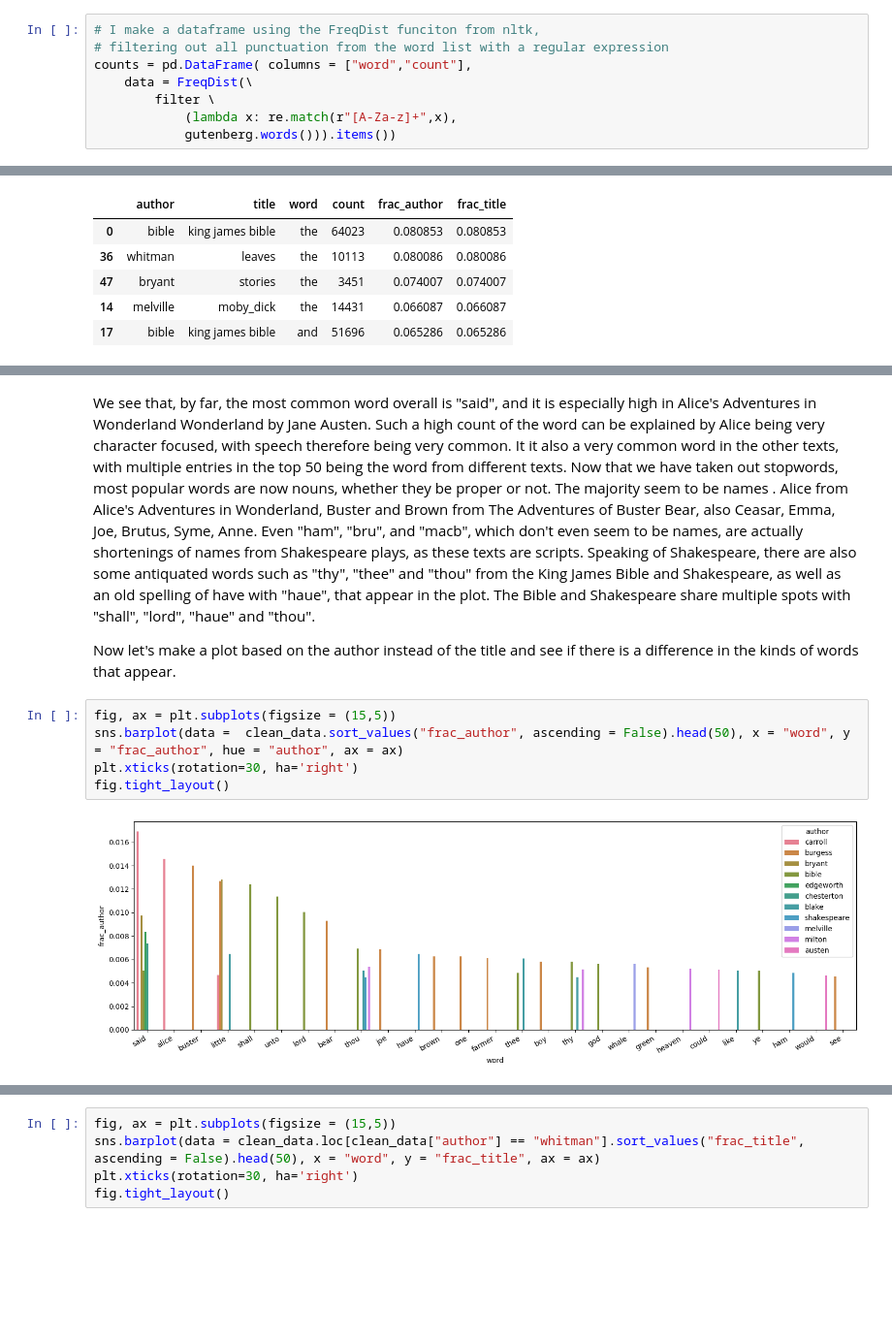
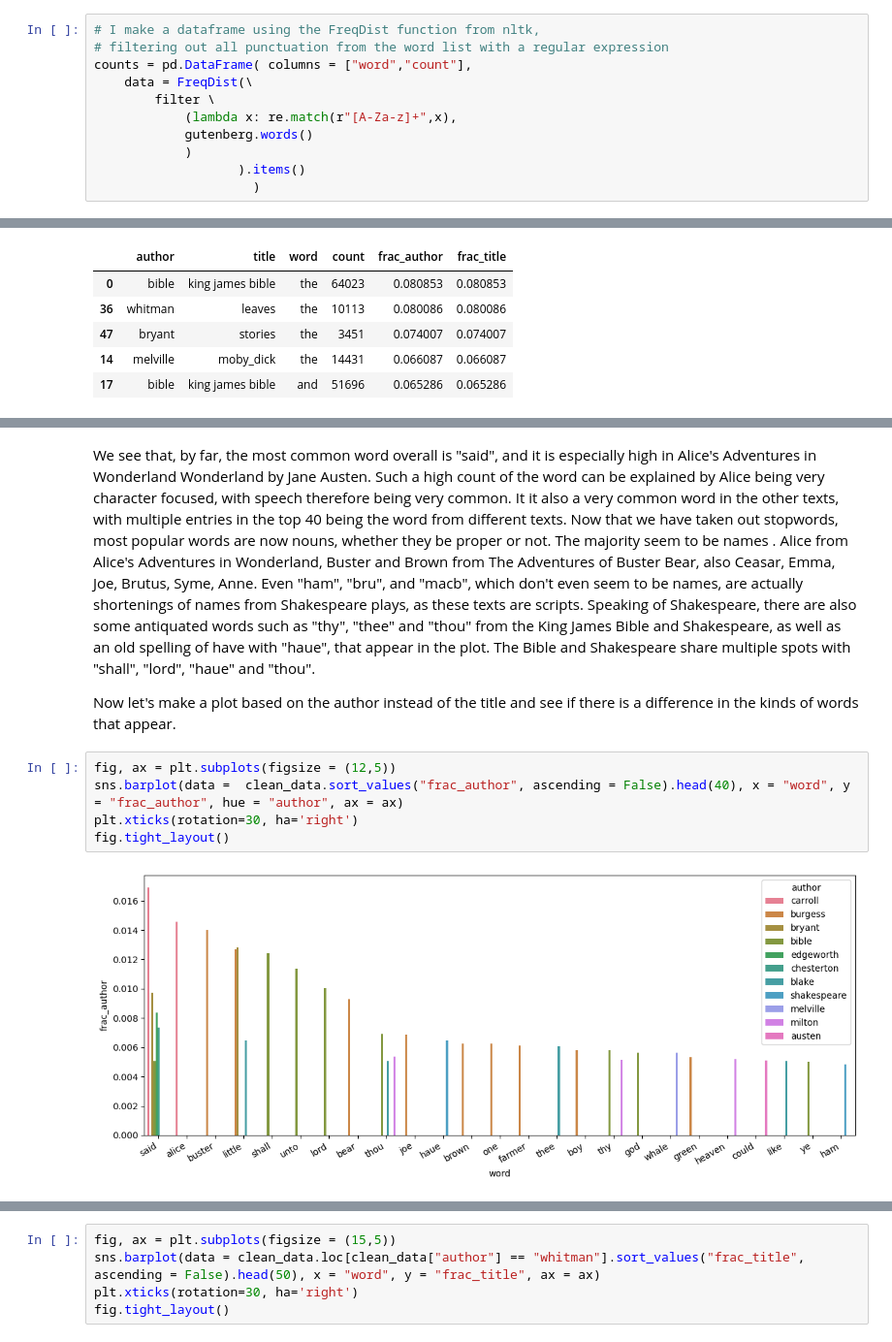
Before and after one commit to Schwankus/su-mt4007, a Jupyter notebook: Project/Project.ipynb, the cells around one changed output, grey strips where cells are left out. Shown: that part at 97% size. Saved outputs shown, nothing was run; the diff lists cells and outputs as text; blank space fills up the shorter version.

```diff
--- a/Project/Project.ipynb
+++ b/Project/Project.ipynb
@@ -21,11 +17,14 @@ The most straightforward way to analyze a collection of words is to simply count
 # %%
-# I make a dataframe using the FreqDist funciton from nltk,
+# I make a dataframe using the FreqDist function from nltk,
 # filtering out all punctuation from the word list with a regular expression
 counts = pd.DataFrame( columns = ["word","count"],
     data = FreqDist(\
         filter \
             (lambda x: re.match(r"[A-Za-z]+",x),
-            gutenberg.words())).items())
+            gutenberg.words()
+            )
+                   ).items()
+                     )
 # %%
 fig, ax = plt.subplots(figsize = (15,5))
 counts.sort_values(ascending = False, by  = "count").head(50).plot.bar(x = "word", y = "count", rot = 30, ax = ax)
@@ -192,12 +198,12 @@ fig.tight_layout()
 # %% [markdown]
-We see that, by far, the most common word overall is "said", and it is especially high in Alice's Adventures in Wonderland Wonderland by Jane Austen. Such a high count of the word can be explained by Alice being very character focused, with speech therefore being very common. It it also a very common word in the other texts, with multiple entries in the top 50 being the word from different texts. Now that we have taken out stopwords, most popular words are now nouns, whether they be proper or not. The majority seem to be names . Alice from Alice's Adventures in Wonderland, Buster and Brown from The Adventures of Buster Bear, also Ceasar, Emma, Joe, Brutus, Syme, Anne. Even "ham", "bru", and "macb", which don't even seem to be names, are actually shortenings of names from Shakespeare plays, as these texts are scripts. Speaking of Shakespeare, there are also some antiquated words such as "thy", "thee" and "thou" from the King James Bible and Shakespeare, as well as an old spelling of have with "haue", that appear in the plot. The Bible and Shakespeare share multiple spots with "shall", "lord", "haue" and "thou".
+We see that, by far, the most common word overall is "said", and it is especially high in Alice's Adventures in Wonderland Wonderland by Jane Austen. Such a high count of the word can be explained by Alice being very character focused, with speech therefore being very common. It it also a very common word in the other texts, with multiple entries in the top 40 being the word from different texts. Now that we have taken out stopwords, most popular words are now nouns, whether they be proper or not. The majority seem to be names . Alice from Alice's Adventures in Wonderland, Buster and Brown from The Adventures of Buster Bear, also Ceasar, Emma, Joe, Brutus, Syme, Anne. Even "ham", "bru", and "macb", which don't even seem to be names, are actually shortenings of names from Shakespeare plays, as these texts are scripts. Speaking of Shakespeare, there are also some antiquated words such as "thy", "thee" and "thou" from the King James Bible and Shakespeare, as well as an old spelling of have with "haue", that appear in the plot. The Bible and Shakespeare share multiple spots with "shall", "lord", "haue" and "thou".
 
 Now let's make a plot based on the author instead of the title and see if there is a difference in the kinds of words that appear.
 # %%
-fig, ax = plt.subplots(figsize = (15,5))
-sns.barplot(data =  clean_data.sort_values("frac_author", ascending = False).head(50), x = "word", y = "frac_author", hue = "author", ax = ax)
+fig, ax = plt.subplots(figsize = (12,5))
+sns.barplot(data =  clean_data.sort_values("frac_author", ascending = False).head(40), x = "word", y = "frac_author", hue = "author", ax = ax)
 plt.xticks(rotation=30, ha='right')
 fig.tight_layout()
 # %% [output]
-[figure, old version]
+[figure, new version]
 # %% [markdown]
```
Also changed, not shown: parts of 20 cells of this notebook.
